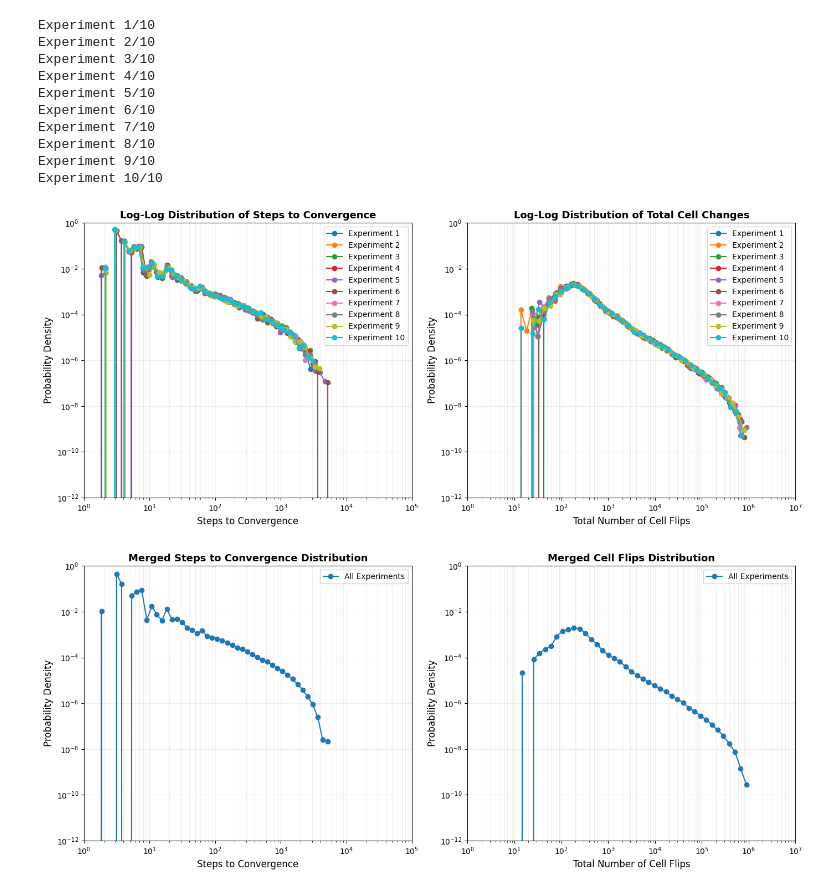
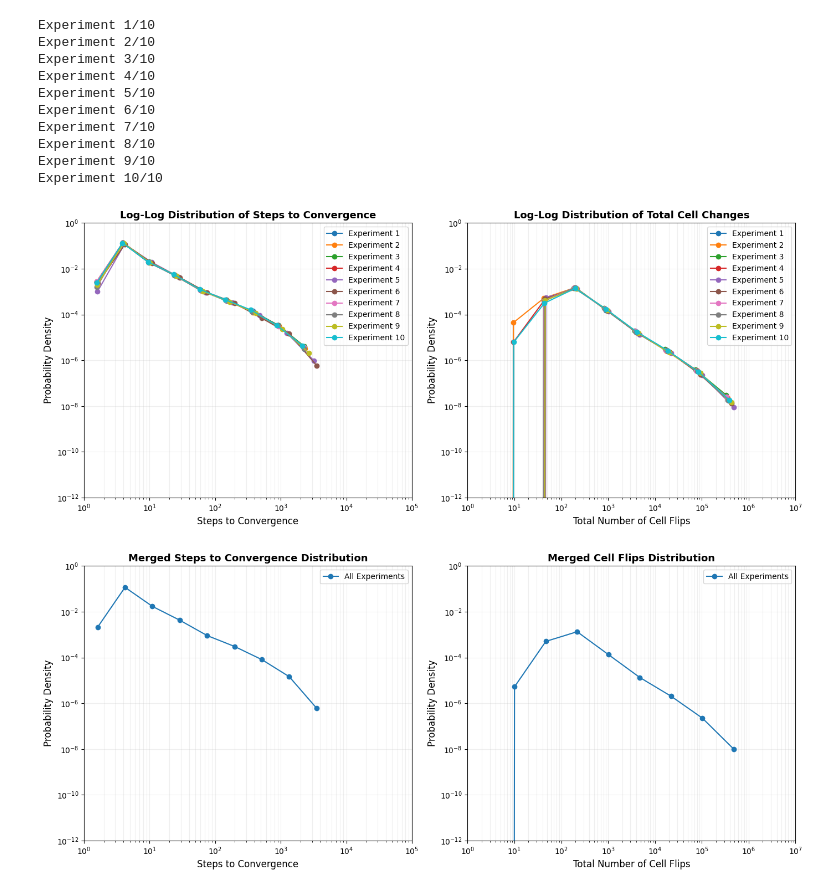
Before and after one commit to markocvjetko/self-organized-criticality, a Jupyter notebook: notebooks/critical_gol.ipynb, the cells around one changed output. Saved outputs shown, nothing was run; the diff lists cells and outputs as text; code cells hidden in the pictures.

```diff
--- a/notebooks/critical_gol.ipynb
+++ b/notebooks/critical_gol.ipynb
@@ -429,7 +429,7 @@ Experiment 8/10
 Experiment 9/10
 Experiment 10/10
 # %%
-n_bins = 50
+n_bins = 10
 
 # Plot all results, each experiment as a separate line
 fig, axes = plt.subplots(1, 2, figsize=(14, 6))
@@ -538,6 +538,7 @@ axes[1].plot(
     label='All Experiments'
 )
 
+
 axes[1].set_xscale('log')
 axes[1].set_yscale('log')
 axes[1].set_xlabel('Total Number of Cell Flips', fontsize=12)
@@ -545,33 +546,33 @@ axes[1].set_ylabel('Probability Density', fontsize=12)
 # axes[1].set_xlim(1e2, 1e6)
 # axes[1].set_ylim(1e-7, 1e-1)
 axes[1].set_xlim(1e0, 1e7)
 axes[1].set_ylim(1e-12, 1e0)
 axes[1].set_title('Merged Cell Flips Distribution', fontsize=13, fontweight='bold')
 axes[1].grid(True, which="both", alpha=0.2)
 axes[1].legend()
 
 plt.tight_layout()
 plt.show()
 
 import math
 
 # Determine a square-like subplot grid for the number of experiments
 num_experiments = len(final_states_list)
 n_cols = math.ceil(math.sqrt(num_experiments))
 n_rows = math.ceil(num_experiments / n_cols)
 
 fig, axes = plt.subplots(n_rows, n_cols, figsize=(n_cols * 2, n_rows * 2))
 axes = np.array(axes).reshape(-1)  # flatten in case axes is 2D
 
 for i, final_state in enumerate(final_states_list):
     axes[i].imshow(game_of_life.draw(final_state), cmap='gray')
     axes[i].axis('off')
 # Hide any unused subplots if there are any
 for j in range(len(final_states_list), len(axes)):
     axes[j].axis('off')
 plt.tight_layout()
 plt.show()
 # %% [output]
-[figure, old version]
+[figure, new version]
-[figure, old version]
+[figure, new version]
 [figure]
```
Also changed, not shown: 1 other file.
